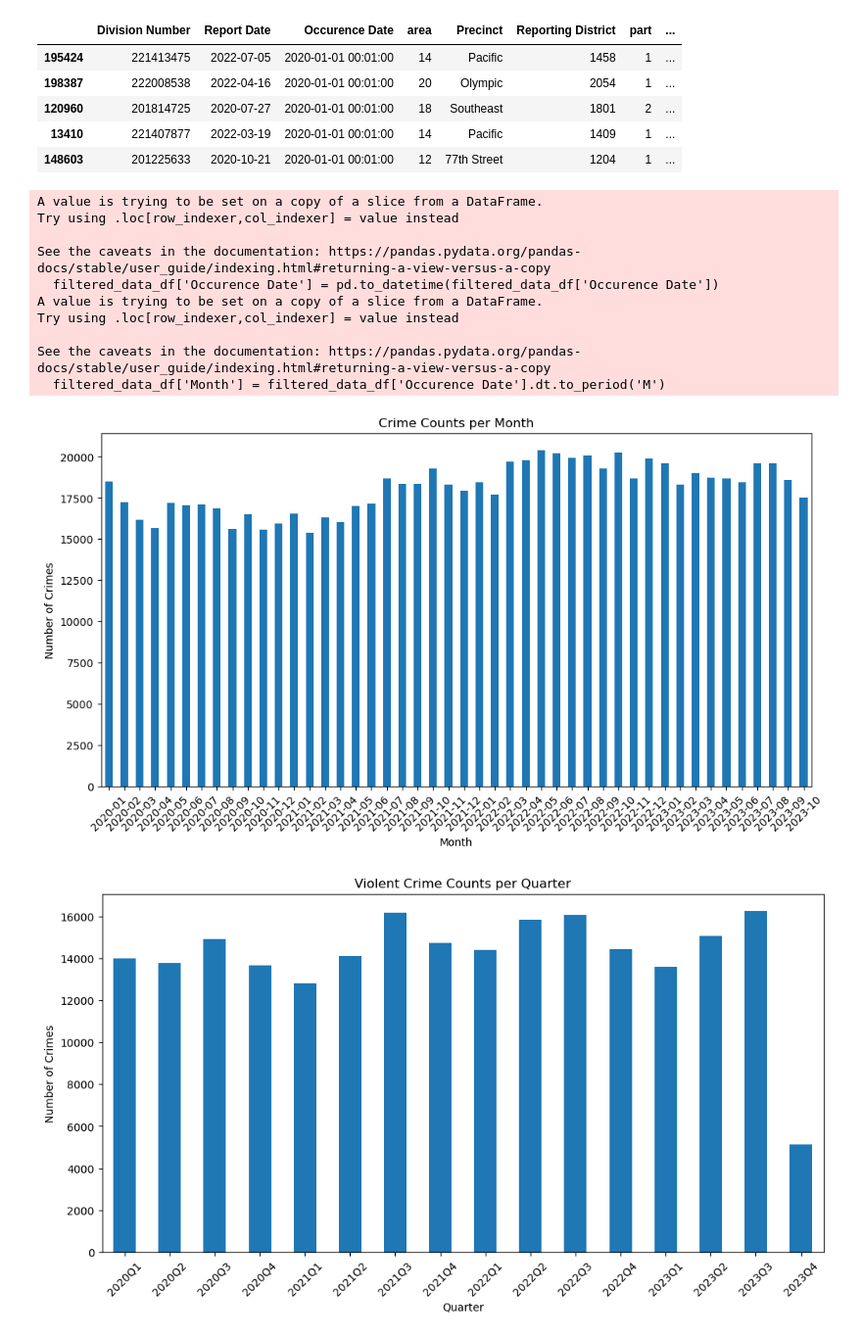
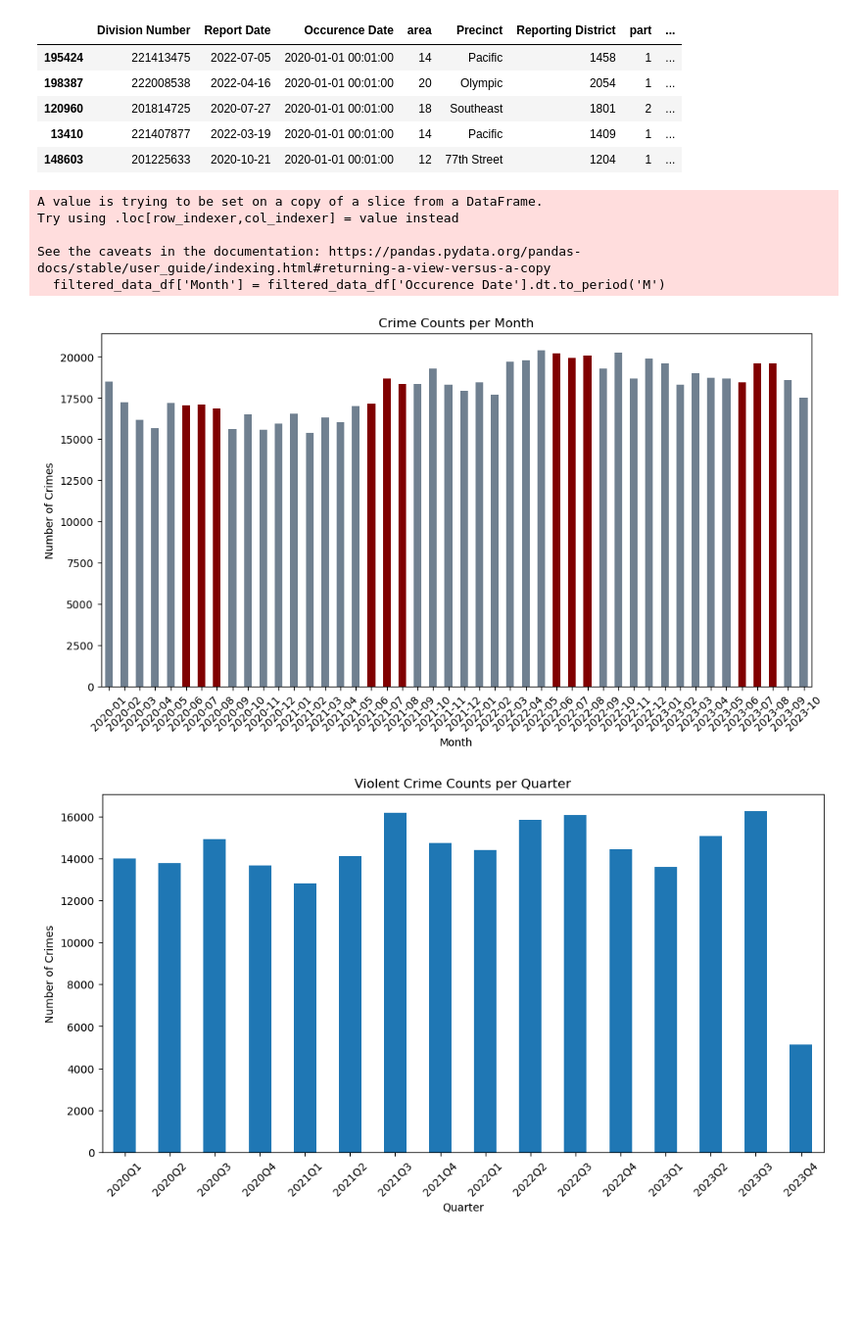
Before and after one commit to eshih22/la_crime_group_project, a Jupyter notebook: LA_crime_data.ipynb, the cells around one changed output. Shown at 98% size. Saved outputs shown, nothing was run; the diff lists cells and outputs as text; code cells hidden in the pictures; blank space fills up the shorter version.

Commit message:
adding more graphs

```diff
--- a/LA_crime_data.ipynb
+++ b/LA_crime_data.ipynb
@@ -1656,34 +1705,30 @@ violent_crimes_df.head()
 | 13410 | 221407877 | 2022-03-19 | 2020-01-01 00:01:00 | 14 | Pacific | 1409 | 1 | ... |
 | 148603 | 201225633 | 2020-10-21 | 2020-01-01 00:01:00 | 12 | 77th Street | 1204 | 1 | ... |
 # %%
-filtered_data_df['Occurence Date'] = pd.to_datetime(filtered_data_df['Occurence Date'])
 
-# Extract month and year from 'Occurrence Date'
+# Assuming 'Occurence Date' is a datetime column
 filtered_data_df['Month'] = filtered_data_df['Occurence Date'].dt.to_period('M')
 
 # Group by month and calculate crime counts
 crime_counts_per_month = filtered_data_df.groupby('Month').size()
 
 # Plot the crime counts per month
 plt.figure(figsize=(12, 6))
-crime_counts_per_month.plot(kind='bar')
+colors = ['slategray' if month.month not in [6, 7, 8] else 'maroon' for month in crime_counts_per_month.index]
+crime_counts_per_month.plot(kind='bar', color=colors)
+
 plt.title('Crime Counts per Month')
 plt.xlabel('Month')
 plt.ylabel('Number of Crimes')
 plt.xticks(rotation=45)
 plt.show()
 # %% [output]
-A value is trying to be set on a copy of a slice from a DataFrame.
-Try using .loc[row_indexer,col_indexer] = value instead
-
-See the caveats in the documentation: https://pandas.pydata.org/pandas-docs/stable/user_guide/indexing.html#returning-a-view-versus-a-copy
-  filtered_data_df['Occurence Date'] = pd.to_datetime(filtered_data_df['Occurence Date'])
 A value is trying to be set on a copy of a slice from a DataFrame.
 Try using .loc[row_indexer,col_indexer] = value instead
 
 See the caveats in the documentation: https://pandas.pydata.org/pandas-docs/stable/user_guide/indexing.html#returning-a-view-versus-a-copy
   filtered_data_df['Month'] = filtered_data_df['Occurence Date'].dt.to_period('M')
-[figure, old version]
+[figure, new version]
 # %%
 violent_crimes_df['Occurence Date'] = pd.to_datetime(violent_crimes_df['Occurence Date'])
 
```
Also changed, not shown: parts of 10 cells of this notebook, 1 other file.
